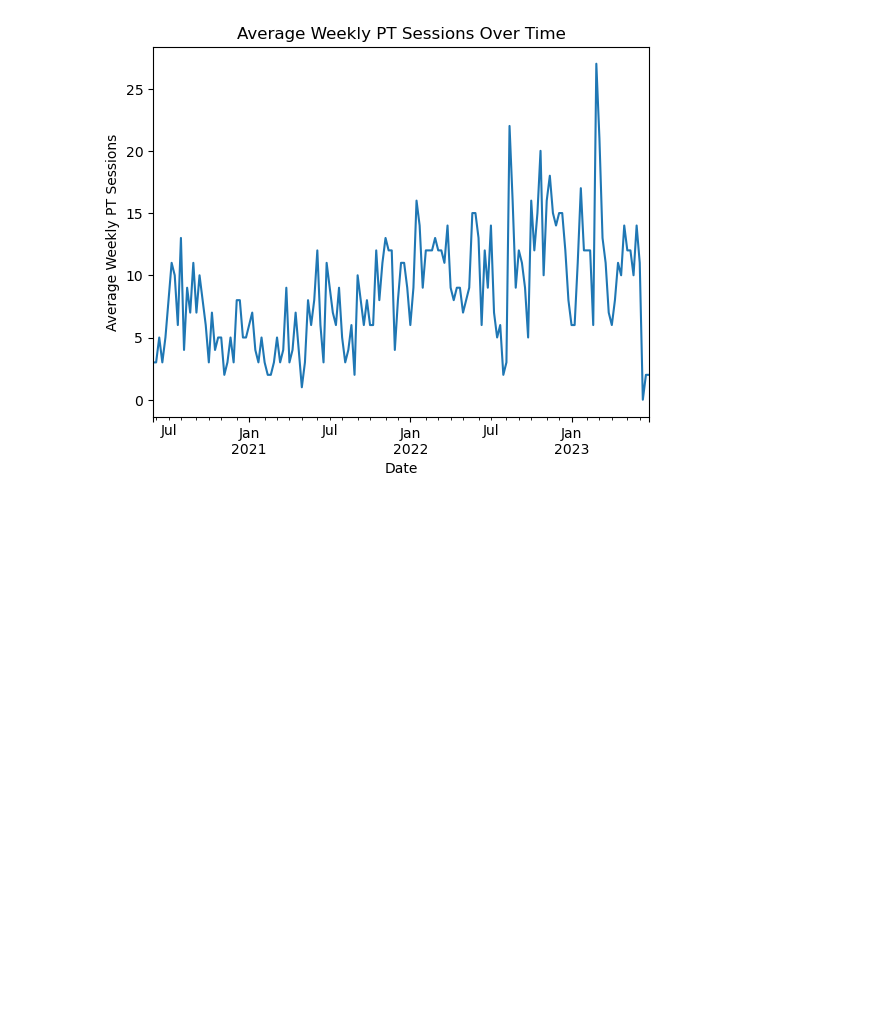
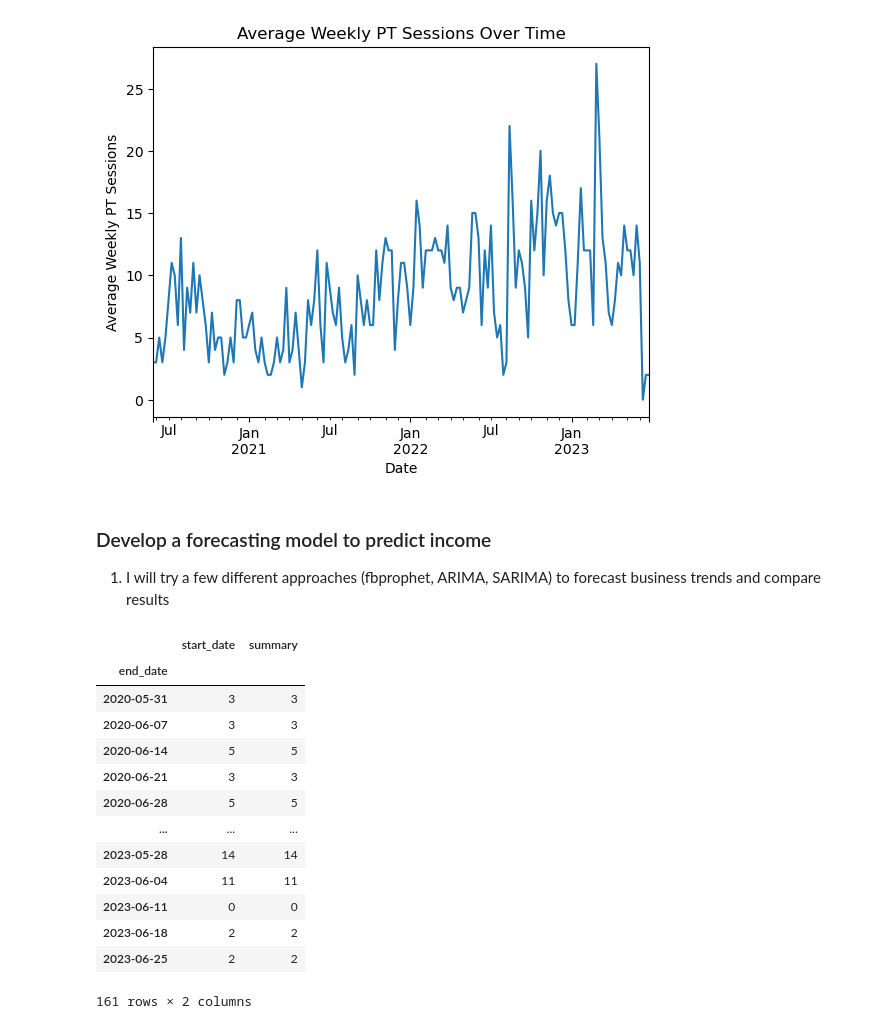
Before and after one commit to jaredap1995/JP-HPC-Data-Analysis, a Jupyter notebook: business_analysis_notebooks/income_scheduling_analysis.ipynb, the cells around one changed output. Saved outputs shown, nothing was run; the diff lists cells and outputs as text; code cells hidden in the pictures; blank space fills up the shorter version.

```diff
--- a/business_analysis_notebooks/income_scheduling_analysis.ipynb
+++ b/business_analysis_notebooks/income_scheduling_analysis.ipynb
@@ -314,7 +324,7 @@ pt_sessions_df
 pt_sessions_df['end_date']=pd.to_datetime(pt_sessions_df['end_date'])
 # %%
 # Set 'start_date' as index
-# pt_sessions_df.set_index('end_date', inplace=True)
+pt_sessions_df.set_index('end_date', inplace=True)
 
 # Resample to weekly frequency and calculate mean
 weekly_data = pt_sessions_df.resample('W').count()
@@ -329,3 +339,24 @@ plt.savefig('average_weekly_pt_sessions_over_time.png')
 plt.show()
 # %% [output]
 [figure]
+# %% [markdown]
+### Develop a forecasting model to predict income
+
+1. I will try a few different approaches (fbprophet, ARIMA, SARIMA) to forecast business trends and compare results
+# %%
+weekly_data
+# %% [output]
+|  | start_date | summary |
+| end_date |  |  |
+| 2020-05-31 | 3 | 3 |
+| 2020-06-07 | 3 | 3 |
+| 2020-06-14 | 5 | 5 |
+| 2020-06-21 | 3 | 3 |
+| 2020-06-28 | 5 | 5 |
+| ... | ... | ... |
+| 2023-05-28 | 14 | 14 |
+| 2023-06-04 | 11 | 11 |
+| 2023-06-11 | 0 | 0 |
+| 2023-06-18 | 2 | 2 |
+| 2023-06-25 | 2 | 2 |
+161 rows × 2 columns
```
Also changed, not shown: parts of 14 cells of this notebook, 1 other file.
